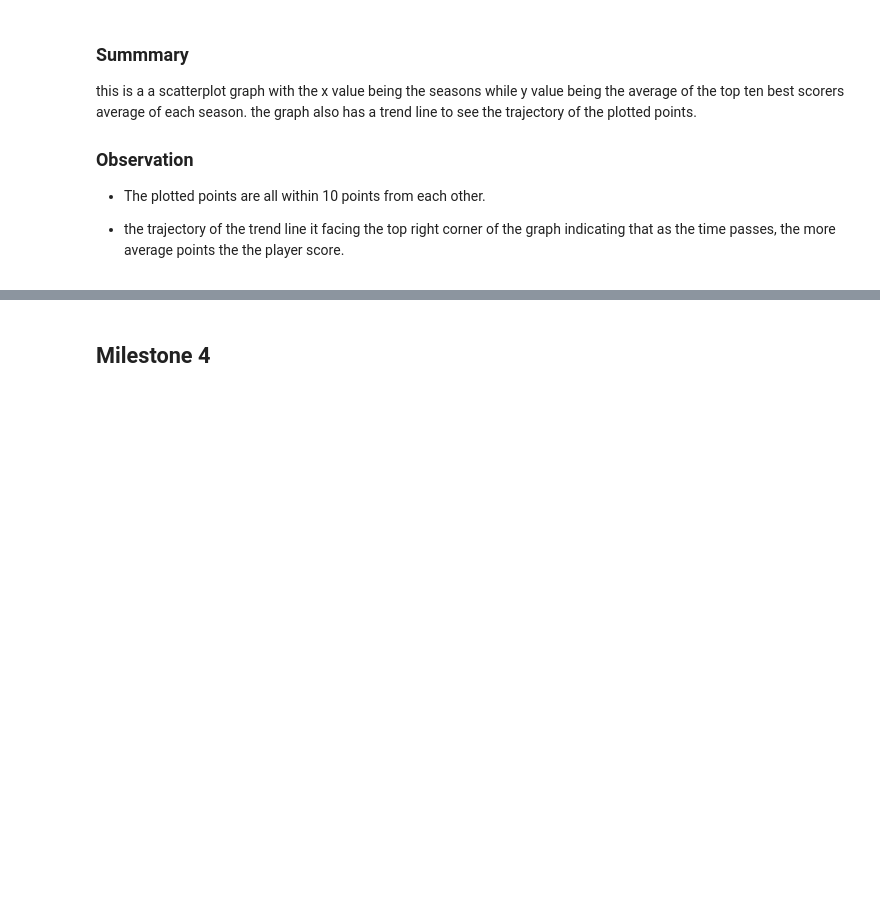
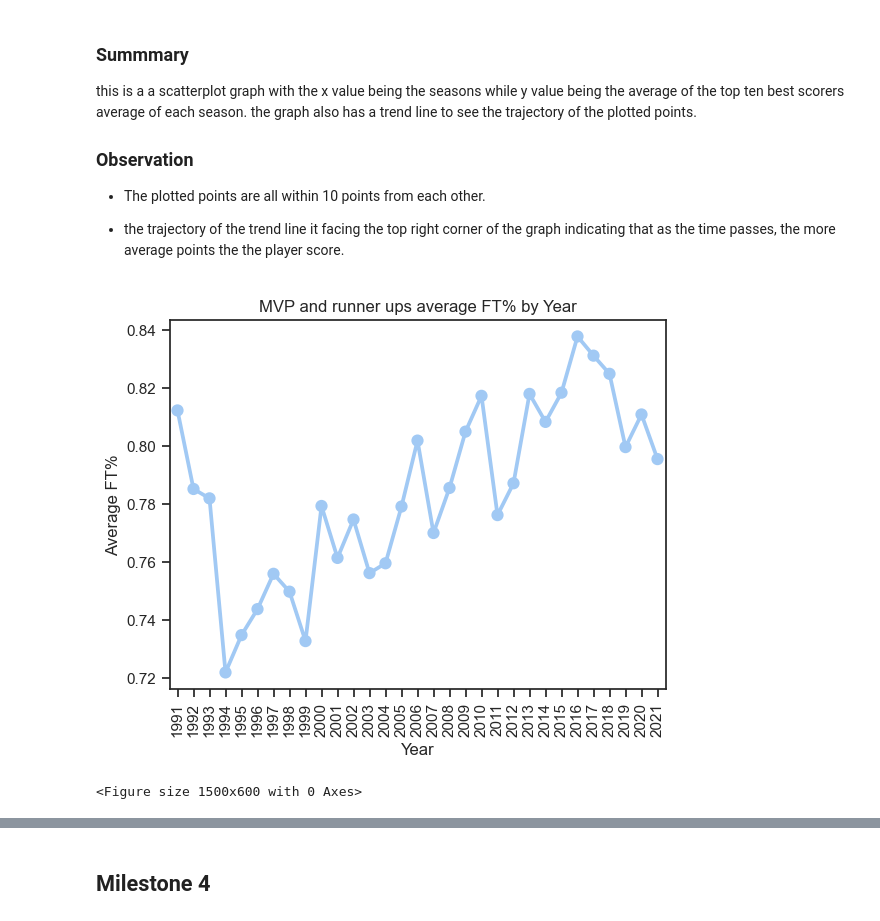
Before and after one commit to ubco-W2022T2-data301/project-group-group39, a Jupyter notebook: analysis/analysis2.ipynb, the cells around one changed output, grey strips where cells are left out. Saved outputs shown, nothing was run; the diff lists cells and outputs as text; code cells hidden in the pictures; blank space fills up the shorter version.

```diff
--- a/analysis/analysis2.ipynb
+++ b/analysis/analysis2.ipynb
@@ -205,3 +192,26 @@ this is a a scatterplot graph with the x value being the seasons while y value b
 * The plotted points are all within 10 points from each other.
 
 * the trajectory of the trend line it facing the top right corner of the graph indicating that as the time passes, the more average points the the player score.
+# %%
+df = pd.read_csv("../data/raw/archive (2)/mvps.csv")
+
+## Group the data by year and calculate the average of FT% for each year
+avg_ft_by_year = df.groupby('year')['FT%'].mean().reset_index()
+
+# Create a Seaborn point plot
+sns.pointplot(x='year', y='FT%', data=avg_ft_by_year)
+
+# Set plot labels and title
+plt.xlabel('Year')
+plt.ylabel('Average FT%')
+plt.title('MVP and runner ups average FT% by Year')
+plt.xticks(rotation=90)
+plt.figure(figsize=(15,6))
+
+
+
+# Show the plot
+plt.show()
+# %% [output]
+[figure, added]
+<Figure size 1500x600 with 0 Axes>
```
Also changed, not shown: parts of 5 cells of this notebook, 8 other files.
